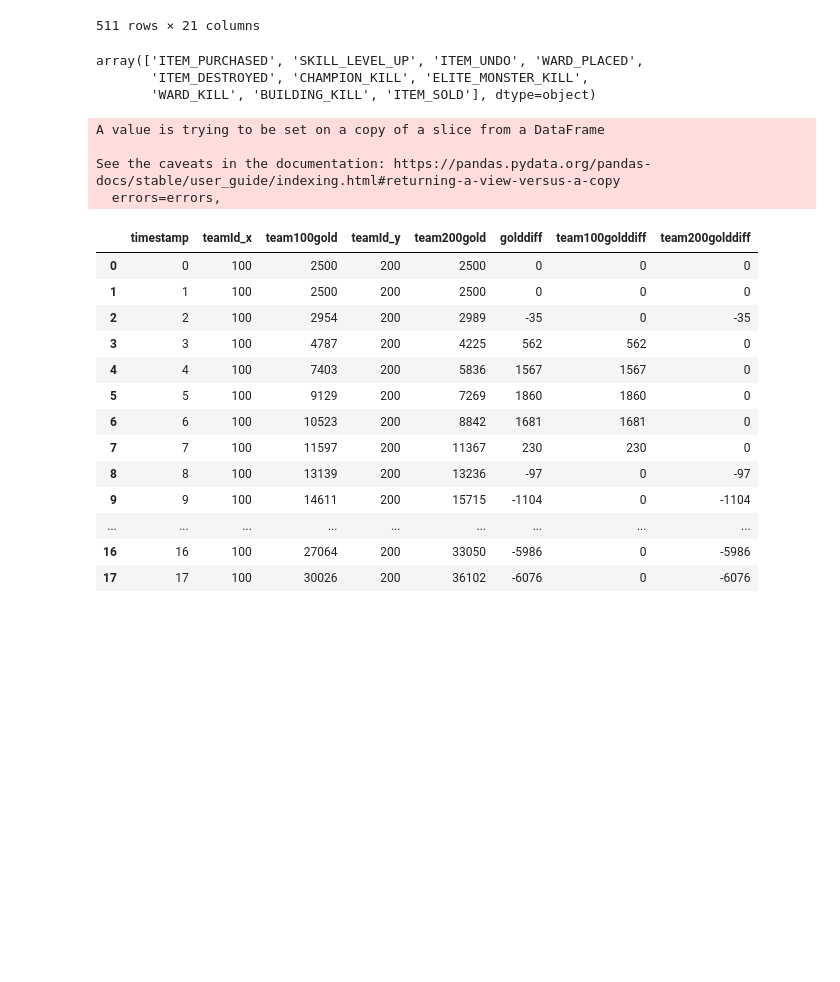
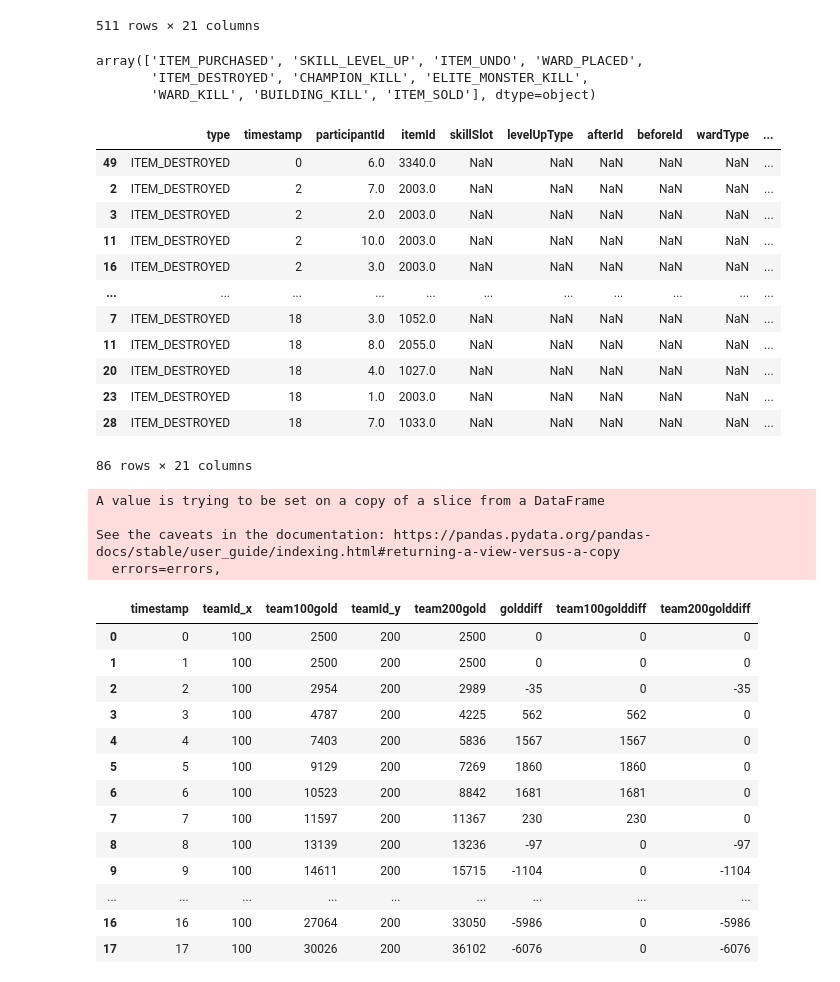
Before and after one commit to Dav3whit3/ih_datamadpt_project_final, a Jupyter notebook: notebooks/API_data_extraction1.ipynb, the cells around one changed output. Cells and saved outputs as stored; diff of their text form; code cells hidden in the pictures; blank space fills up the shorter version.

```diff
--- a/notebooks/API_data_extraction1.ipynb
+++ b/notebooks/API_data_extraction1.ipynb
@@ -315,6 +315,22 @@ events['type'].unique()
 array(['ITEM_PURCHASED', 'SKILL_LEVEL_UP', 'ITEM_UNDO', 'WARD_PLACED',
        'ITEM_DESTROYED', 'CHAMPION_KILL', 'ELITE_MONSTER_KILL',
        'WARD_KILL', 'BUILDING_KILL', 'ITEM_SOLD'], dtype=object)
+# %%
+events[events['type'] == 'ITEM_DESTROYED']
+# %% [output]
+|  | type | timestamp | participantId | itemId | skillSlot | levelUpType | afterId | beforeId | wardType | ... |
+| 49 | ITEM_DESTROYED | 0 | 6.0 | 3340.0 | NaN | NaN | NaN | NaN | NaN | ... |
+| 2 | ITEM_DESTROYED | 2 | 7.0 | 2003.0 | NaN | NaN | NaN | NaN | NaN | ... |
+| 3 | ITEM_DESTROYED | 2 | 2.0 | 2003.0 | NaN | NaN | NaN | NaN | NaN | ... |
+| 11 | ITEM_DESTROYED | 2 | 10.0 | 2003.0 | NaN | NaN | NaN | NaN | NaN | ... |
+| 16 | ITEM_DESTROYED | 2 | 3.0 | 2003.0 | NaN | NaN | NaN | NaN | NaN | ... |
+| ... | ... | ... | ... | ... | ... | ... | ... | ... | ... | ... |
+| 7 | ITEM_DESTROYED | 18 | 3.0 | 1052.0 | NaN | NaN | NaN | NaN | NaN | ... |
+| 11 | ITEM_DESTROYED | 18 | 8.0 | 2055.0 | NaN | NaN | NaN | NaN | NaN | ... |
+| 20 | ITEM_DESTROYED | 18 | 4.0 | 1027.0 | NaN | NaN | NaN | NaN | NaN | ... |
+| 23 | ITEM_DESTROYED | 18 | 1.0 | 2003.0 | NaN | NaN | NaN | NaN | NaN | ... |
+| 28 | ITEM_DESTROYED | 18 | 7.0 | 1033.0 | NaN | NaN | NaN | NaN | NaN | ... |
+86 rows × 21 columns
 # %%
 def gold_diff(frames):
     data = frames.groupby(['timestamp', 'teamId']).sum().reset_index()[['timestamp', 'teamId', 'totalGold']]
```
Also changed, not shown: parts of 7 cells of this notebook, 3 other files.
